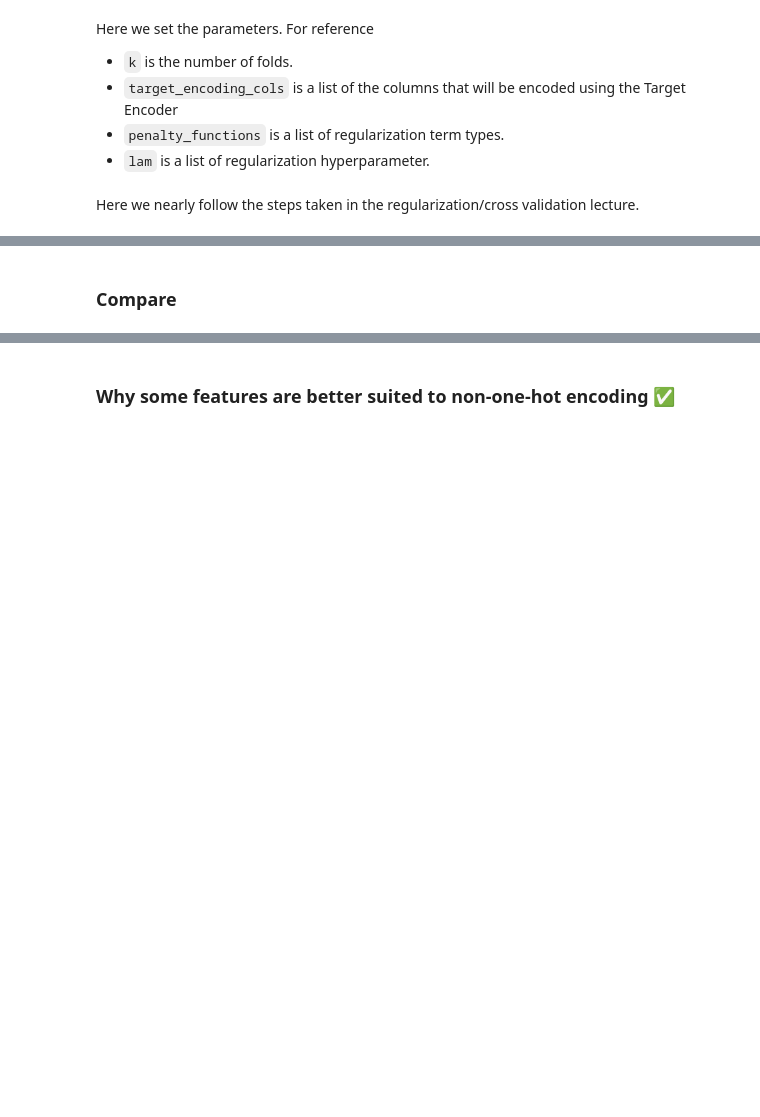
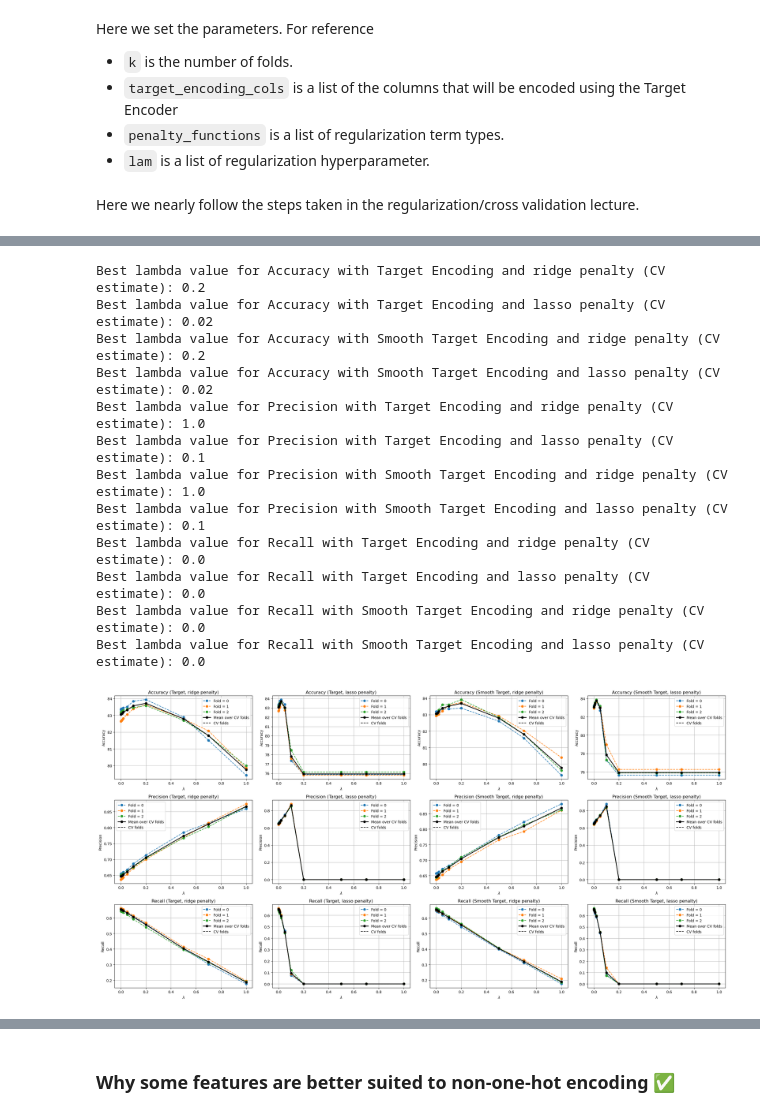
Before and after one commit to SirZotto/Applied-ML-Project-4-Income-Prediction-Using-Categorical-Data-Petrarolo-Marantidis-, a Jupyter notebook: Project4.ipynb, the cells around one changed output, grey strips where cells are left out. Cells and saved outputs as stored; diff of their text form; code cells hidden in the pictures; blank space fills up the shorter version.

```diff
--- a/Project4.ipynb
+++ b/Project4.ipynb
@@ -732,2 +977,69 @@ plt.legend()
-# %% [markdown]
-### Compare
+# %%
+penalties_to_plot =["ridge","lasso"]
+target_metric_data = [targ_acc_by_fold, targ_prec_by_fold, targ_rec_by_fold]
+smooth_metric_data = [smoo_acc_by_fold, smoo_prec_by_fold, smoo_rec_by_fold]
+metric_names = ["Accuracy","Precision", "Recall"]
+
+n_metrics = len(target_metric_data)
+n_penalties = len(penalties_to_plot)
+
+fig, axes = plt.subplots(n_metrics, 2*n_penalties, figsize=(6*(2*n_penalties), 4*n_metrics))
+
+
+for row in range(n_metrics):
+
+    for col in range(n_penalties):
+        penalty = penalties_to_plot[col]
+        ax = axes[row,col]
+
+        for i  in range(len(target_metric_data[row][penalty])):
+            ax.plot(lam,target_metric_data[row][penalty][i],ls='--', marker='o', label=f"Fold = {i}")
+
+        mean_cv_metric = np.mean(np.array(target_metric_data[row][penalty]),axis=0)
+        ax.plot(lam,mean_cv_metric, color='k', linewidth=2, marker='o', label='Mean over CV folds')
+        ax.plot([],[],ls='--',color='k', label='CV folds')
+
+        ax.set_xlabel(r'$\lambda$')
+        ax.set_ylabel(metric_names[row])
+        ax.set_title(f'{metric_names[row]} (Target, {penalty} penalty)')
+        ax.grid()
+        ax.legend()
+
+        best_l = lam[np.argmax(mean_cv_metric)]
+        print(f"Best lambda value for {metric_names[row]} with Target Encoding and {penalty} penalty (CV estimate): {best_l}")
+
+    for col in range(n_penalties):
+        penalty = penalties_to_plot[col]
+        ax = axes[row,col + n_penalties]
+
+        for i in range(len(smooth_metric_data[row][penalty])):
+            ax.plot(lam,smooth_metric_data[row][penalty][i],ls='--', marker='o', label=f"Fold = {i}")
+
+        mean_cv_metric = np.mean(np.array(smooth_metric_data[row][penalty]),axis=0)
+        ax.plot(lam,mean_cv_metric, color='k', linewidth=2, marker='o', label='Mean over CV folds')
+        ax.plot([],[],ls='--',color='k', label='CV folds')
+
+        ax.set_xlabel(r'$\lambda$')
+        ax.set_ylabel(metric_names[row])
+        ax.set_title(f'{metric_names[row]} (Smooth Target, {penalty} penalty)')
+        ax.grid()
+        ax.legend()
+
+        best_l = lam[np.argmax(mean_cv_metric)]
+        print(f"Best lambda value for {metric_names[row]} with Smooth Target Encoding and {penalty} penalty (CV estimate): {best_l}")
+
+plt.tight_layout()
+# %% [output]
+Best lambda value for Accuracy with Target Encoding and ridge penalty (CV estimate): 0.2
+Best lambda value for Accuracy with Target Encoding and lasso penalty (CV estimate): 0.02
+Best lambda value for Accuracy with Smooth Target Encoding and ridge penalty (CV estimate): 0.2
+Best lambda value for Accuracy with Smooth Target Encoding and lasso penalty (CV estimate): 0.02
+Best lambda value for Precision with Target Encoding and ridge penalty (CV estimate): 1.0
+Best lambda value for Precision with Target Encoding and lasso penalty (CV estimate): 0.1
+Best lambda value for Precision with Smooth Target Encoding and ridge penalty (CV estimate): 1.0
+Best lambda value for Precision with Smooth Target Encoding and lasso penalty (CV estimate): 0.1
+Best lambda value for Recall with Target Encoding and ridge penalty (CV estimate): 0.0
+Best lambda value for Recall with Target Encoding and lasso penalty (CV estimate): 0.0
+Best lambda value for Recall with Smooth Target Encoding and ridge penalty (CV estimate): 0.0
+Best lambda value for Recall with Smooth Target Encoding and lasso penalty (CV estimate): 0.0
+[figure, added]
```
Also changed, not shown: parts of 58 cells of this notebook, 2 other files.
